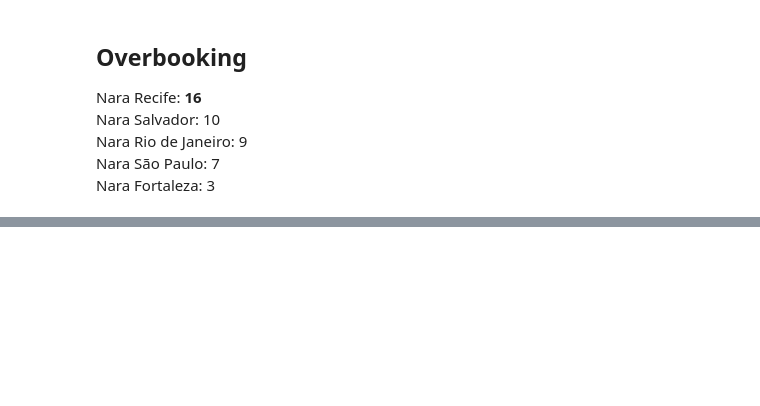
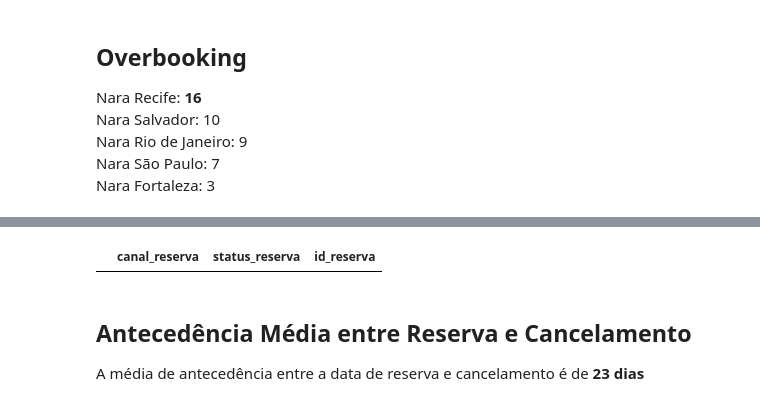
Before and after one commit to isampaio92/analise_nara_hoteis, a Jupyter notebook: analise_nara_hoteis.ipynb, the cells around one changed output, grey strips where cells are left out. Saved outputs shown, nothing was run; the diff lists cells and outputs as text; code cells hidden in the pictures; blank space fills up the shorter version.

```diff
--- a/analise_nara_hoteis.ipynb
+++ b/analise_nara_hoteis.ipynb
@@ -276,0 +342,9 @@ plt.show()
+# %%
+outliers_cancelada_canal = reservas_cancelada_canal.loc[reservas_cancelada_canal['id_reserva'] > lim_sup_canal]
+outliers_cancelada_canal
+# %% [output]
+|  | canal_reserva | status_reserva | id_reserva |
+# %% [markdown]
+## Antecedência Média entre Reserva e Cancelamento
+
+A média de antecedência entre a data de reserva e cancelamento é de __23 dias__
```
Also changed, not shown: parts of 20 cells of this notebook, 2 other files.
